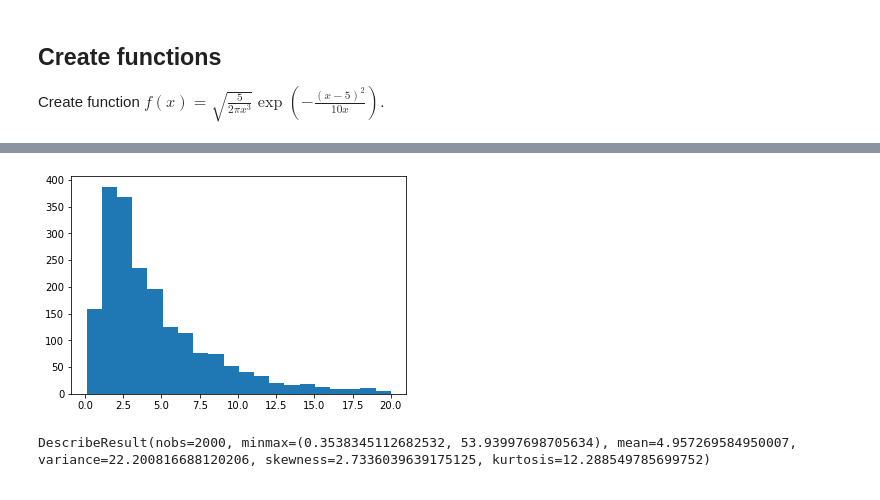
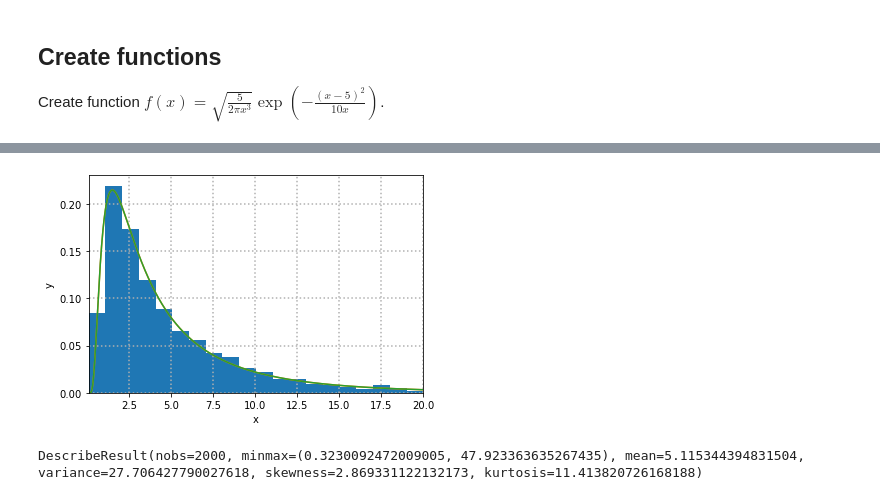
Before and after one commit to BDFteam/NumericalMethods2, a Jupyter notebook: ex2b.ipynb, the cells around one changed output, grey strips where cells are left out. Drawn from its saved outputs; the diff is of its cells as text; code cells hidden in the pictures.

```diff
--- a/ex2b.ipynb
+++ b/ex2b.ipynb
@@ -25 +28,5 @@ def F(x):
+# %%
+def simulatesample(u: float):
+    find_root_of = lambda x: F(x) - u
+    return bisect(find_root_of, 0, 100)
 # %% [markdown]
@@ -31,4 +34,0 @@ The simulate sample function solves for the equation $F(x) - u = 0$.
-# %%
-def simulatesample(u: float):
-    find_root_of = lambda x: F(x) - u
-    return ridder(find_root_of, 0, 100)
@@ -56,18 +55,31 @@ Create histrogram in the interval $[0.1, 20]$
 # %%
 def main():
     n = 2000
-    u_array = rnd.random(2000)
+    u_array = rnd.random(n)
     a_array = np.empty(n)
 
     for i in range(n):
         a_array[i] = simulatesample(u_array[i])
 
-    plt.hist(a_array, 20, range=(0.1, 20))
+    plt.hist(a_array, 20, range=(0.1, 20), density=True)
+
+    x_array = np.linspace(0.1, 20, n)
+    y_array = np.empty(n)
+    for i, x in enumerate(x_array):
+        y_array[i] = f(x)
+        x_array[i] = x
+
+    plt.plot(x_array, y_array)
+    plt.xlim([0.1, 20])
+    plt.grid(linestyle=":", linewidth=1.5)
+    plt.xlabel("x")
+    plt.ylabel("y")
+    plt.plot(x_array, y_array)
     plt.show()
 
     print(describe(a_array))
 
 main()
 # %% [output]
-[figure, old version]
+[figure, new version]
-DescribeResult(nobs=2000, minmax=(0.3538345112682532, 53.93997698705634), mean=4.957269584950007, variance=22.200816688120206, skewness=2.7336039639175125, kurtosis=12.288549785699752)
+DescribeResult(nobs=2000, minmax=(0.3230092472009005, 47.923363635267435), mean=5.115344394831504, variance=27.706427790027618, skewness=2.869331122132173, kurtosis=11.413820726168188)
```
Also changed, not shown: parts of 8 cells of this notebook.
